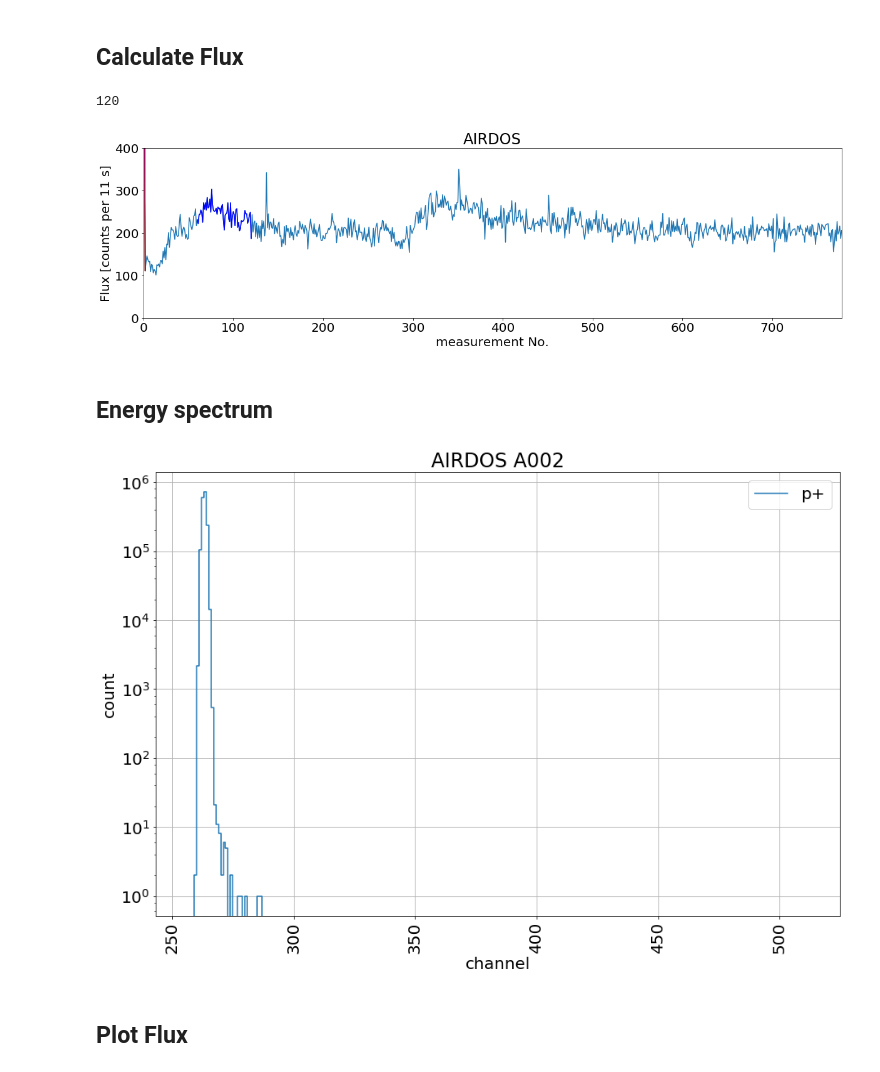
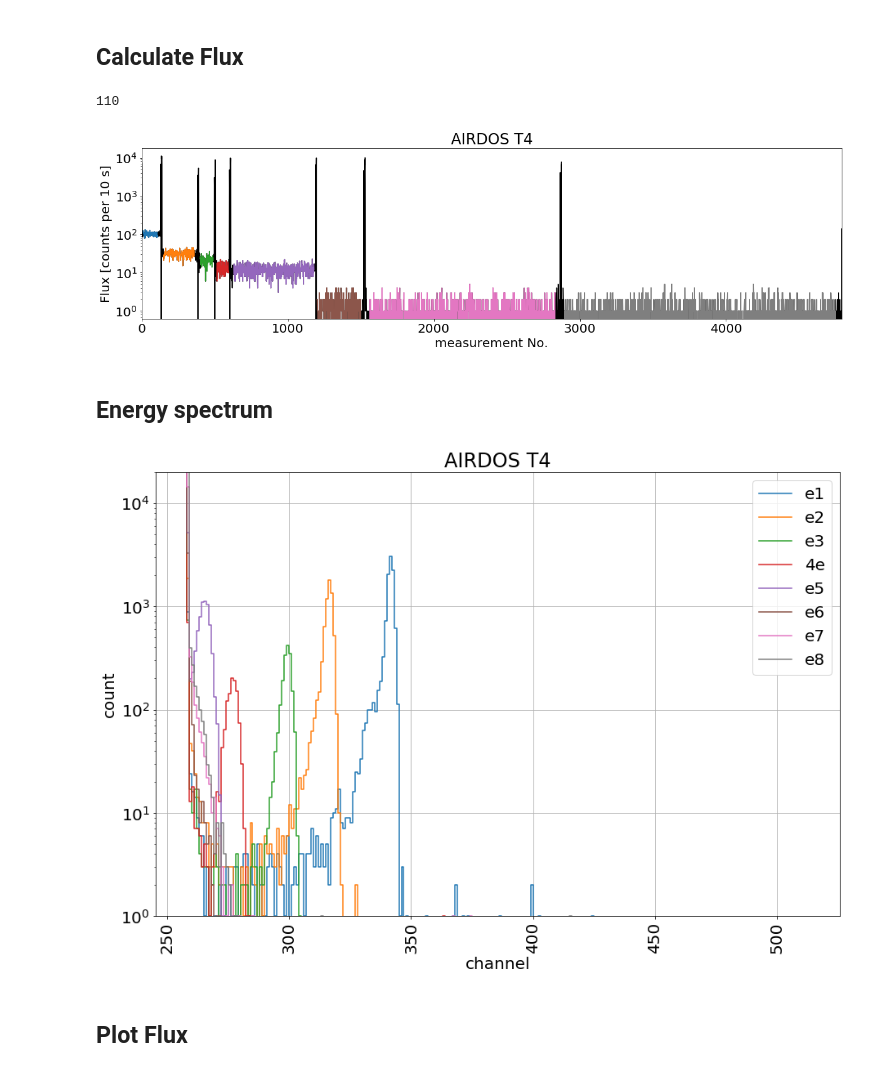
Before and after one commit to ODZ-UJF-AV-CR/AIRDOS-parser, a Jupyter notebook: AIRDOS4_256_calibration.ipynb, the cells around one changed output. Saved outputs shown, nothing was run; the diff lists cells and outputs as text; code cells hidden in the pictures.

```diff
--- a/AIRDOS4_256_calibration.ipynb
+++ b/AIRDOS4_256_calibration.ipynb
@@ -171,48 +171,56 @@ df.loc[df[0]=='$CANDY']
 # %%
 rc = df.loc[df[0]=='$CANDY']
 rc.reset_index(drop=True, inplace=True)
 
 rc = rc.apply(pd.to_numeric, errors='coerce')
 
 #rc.to_csv('ble.txt')
 
 #rc['sum'] = rc[range(256,516)].sum(axis=1)
-rc['sum'] = rc[range(266,513)].sum(axis=1)
+rc['sum'] = rc[range(260,513)].sum(axis=1)
 #rc['sum']
 
 plt.figure(figsize=(20,5))
 
 #rc['sum'].plot()
-rc.ix[0:,'sum'].plot()
+rc.ix[0:,'sum'].plot(c='black')
+plt.yscale('log')
 
-plt.ylim([0,400])
+#plt.ylim([0,400])
 
 #e1 = [211,275]
 #e2 = [290,355]
 #e3 = [378,448]
 #e4 = [483,537]
 #e1 = [10,200]
 #e2 = [1500,2270]
-e1 = [60,120]
-e2 = [1,2]
-e3 = [1,2]
-e4 = [1,2]
-e5 = [1,2]
+e1 = [10,110]
+e2 = [150,360]
+e3 = [400,489]
+e4 = [515,595]
+e5 = [630,1180]
+e6 = [1200,1500]
+e7 = [1560,2830]
+e8 = [2894,4750]
 
-rc.ix[e1[0]:e1[1],'sum'].plot(c='b')
-rc.ix[e2[0]:e2[1],'sum'].plot(c='orange')
-rc.ix[e3[0]:e3[1],'sum'].plot(c='g')
-rc.ix[e4[0]:e4[1],'sum'].plot(c='r')
-rc.ix[e5[0]:e5[1],'sum'].plot(c='purple')
+rc.ix[e1[0]:e1[1],'sum'].plot()
+rc.ix[e2[0]:e2[1],'sum'].plot()
+rc.ix[e3[0]:e3[1],'sum'].plot()
+rc.ix[e4[0]:e4[1],'sum'].plot()
+rc.ix[e5[0]:e5[1],'sum'].plot()
+rc.ix[e6[0]:e6[1],'sum'].plot()
+rc.ix[e7[0]:e7[1],'sum'].plot()
+rc.ix[e8[0]:e8[1],'sum'].plot()
 
-plt.title('AIRDOS')
+plt.title('AIRDOS T4')
+#plt.title('AIRDOS A005')
 plt.xlabel('measurement No.')
-plt.ylabel('Flux [counts per 11 s]')
+plt.ylabel('Flux [counts per 10 s]')
 
 print e1[1]
 # %% [output]
-120
+110
-[figure, old version]
+[figure, new version]
 # %% [markdown]
 ## Energy spectrum
 # %%
@@ -226,13 +234,16 @@ rc['sum'][236:296].plot(c='green')
 rc['sum'][300:350].plot(c='yellow')
 '''
 
-LOW_ENERGY = 256
+LOW_ENERGY = 258
 
-ener1 = rc.ix[e1[0]:e1[1],LOW_ENERGY:513].sum()
-ener2 = rc.ix[e2[0]:e2[1],LOW_ENERGY:513].sum()
-ener3 = rc.ix[e3[0]:e3[1],LOW_ENERGY:513].sum()
-ener4 = rc.ix[e4[0]:e4[1],LOW_ENERGY:513].sum()
-ener5 = rc.ix[e5[0]:e5[1],LOW_ENERGY:513].sum()
+ener1 = rc.ix[e1[0]:e1[1],LOW_ENERGY:514].sum()
+ener2 = rc.ix[e2[0]:e2[1],LOW_ENERGY:514].sum()
+ener3 = rc.ix[e3[0]:e3[1],LOW_ENERGY:514].sum()
+ener4 = rc.ix[e4[0]:e4[1],LOW_ENERGY:514].sum()
+ener5 = rc.ix[e5[0]:e5[1],LOW_ENERGY:514].sum()
+ener6 = rc.ix[e6[0]:e6[1],LOW_ENERGY:514].sum()
+ener7 = rc.ix[e7[0]:e7[1],LOW_ENERGY:514].sum()
+ener8 = rc.ix[e8[0]:e8[1],LOW_ENERGY:514].sum()
 
 plt.figure(figsize=(15,10))
 plt.yscale('log')
@@ -240,19 +251,26 @@ plt.yscale('log')
 
 #plt.plot(ener3, label='9 V Glass', drawstyle='steps-pre')
 #plt.plot(ener2, label='GVA-PRG', drawstyle='steps-pre')
-plt.plot(ener1, label='p+', drawstyle='steps-pre')
+#plt.plot(ener1, label='p+', drawstyle='steps-pre')
 #plt.plot(ener2, label='9 V Am-241 5.49 MeV (85 %) / 5.44 MeV (13 %)', drawstyle='steps-pre')
 #plt.plot(ener2, label='Pu-239 5.16 MeV (73 %) / 5.14 (15 %) / 5.11 (12 %)', drawstyle='steps-pre')
 #plt.plot(ener3, label='Cf-252 6.12 MeV (84 %) / 6.08 MeV (16 %)', drawstyle='steps-pre')
-#plt.plot(ener1,  drawstyle='steps-pre')
-#plt.plot(ener2,  drawstyle='steps-pre')
-#plt.plot(ener3,  drawstyle='steps-pre')
-#plt.plot(ener4, label='Am-241 5.49 MeV colim.',  drawstyle='steps-pre')
+plt.plot(ener1, label='e1',  drawstyle='steps-pre')
+plt.plot(ener2, label='e2',  drawstyle='steps-pre')
+plt.plot(ener3, label='e3',  drawstyle='steps-pre')
+plt.plot(ener4, label='4e',  drawstyle='steps-pre')
+plt.plot(ener5, label='e5',  drawstyle='steps-pre')
+plt.plot(ener6, label='e6',  drawstyle='steps-pre')
+plt.plot(ener7, label='e7',  drawstyle='steps-pre')
+plt.plot(ener8, label='e8',  drawstyle='steps-pre')
+#plt.plot(ener3*100, label='e3*100',  drawstyle='steps-pre')
+#plt.plot(ener4*1000, label='e4*1000',  drawstyle='steps-pre')
+#plt.plot(ener5*10000, label='e5*10000',  drawstyle='steps-pre')
 #plt.plot(ener5, label='Am-241 5.49 MeV colim.',  drawstyle='steps-pre')
-#plt.ylim([0,500])
+plt.ylim([0,20000])
 #plt.xlim([600,750])
 plt.legend()
-plt.title('AIRDOS A002')
+plt.title('AIRDOS T4')
 #plt.title('AIRDOS T4 Alpha Spectrum')
 plt.xlabel('channel')
 plt.ylabel('count')
@@ -260,7 +278,7 @@ plt.ylabel('count')
 plt.xticks(rotation=90)
 plt.grid()
 # %% [output]
-[figure, old version]
+[figure, new version]
 # %% [markdown]
 ## Plot Flux
 # %%
```
Also changed, not shown: parts of 5 cells of this notebook, 4 other files.
